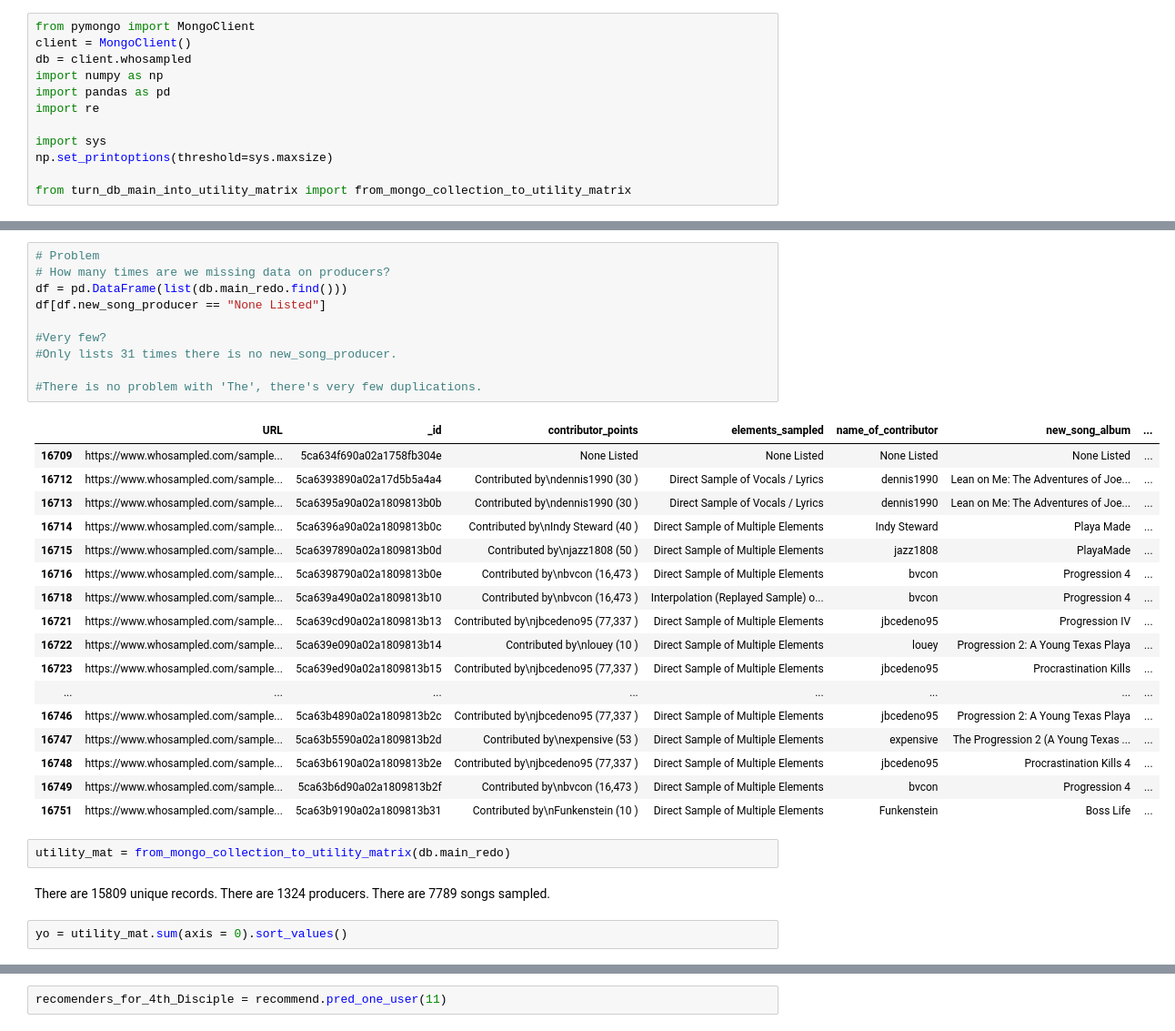
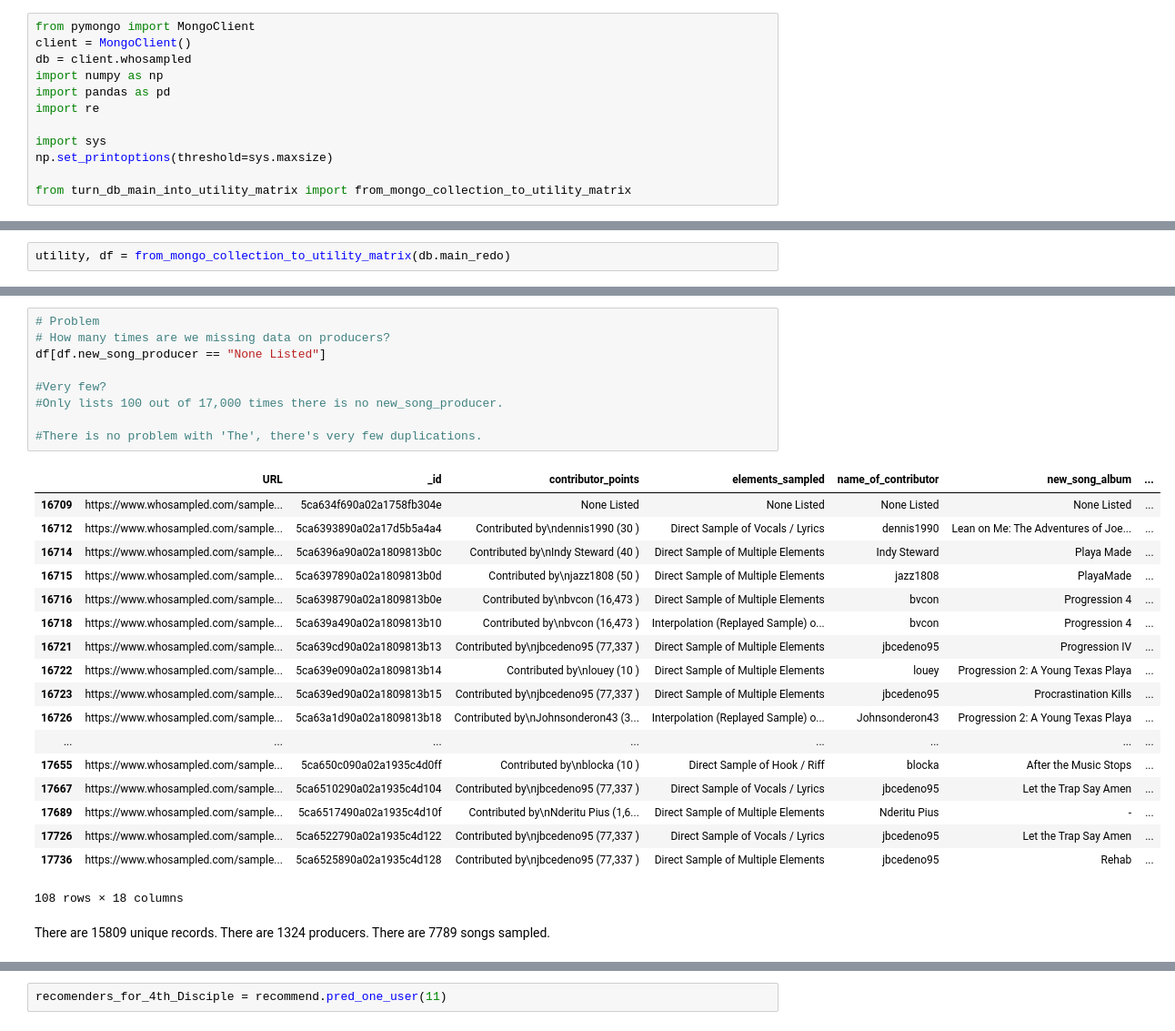
Before and after one commit to Jesse-Kerr/recordmender, a Jupyter notebook: mongo to sparse.ipynb, the cells around one changed output, grey strips where cells are left out. Shown at 91% size. Saved outputs shown, nothing was run; the diff lists cells and outputs as text.

Commit message:
Cleaned data to decrease sparsity

```diff
--- a/mongo to sparse.ipynb
+++ b/mongo to sparse.ipynb
@@ -83,0 +13,2 @@ array(['"...3 Minutes 45 Seconds and Counting..." "... Three, Two, One, Zero. Al
+# %%
+utility, df = from_mongo_collection_to_utility_matrix(db.main_redo)
@@ -84,18 +35,16 @@ array(['"...3 Minutes 45 Seconds and Counting..." "... Three, Two, One, Zero. Al
 # %%
 # Problem
 # How many times are we missing data on producers?
-df = pd.DataFrame(list(db.main_redo.find()))
 df[df.new_song_producer == "None Listed"]
 
 #Very few?
-#Only lists 31 times there is no new_song_producer.
+#Only lists 100 out of 17,000 times there is no new_song_producer.
 
 #There is no problem with 'The', there's very few duplications.
 # %% [output]
 |  | URL | _id | contributor_points | elements_sampled | name_of_contributor | new_song_album | ... |
 | 16709 | https://www.whosampled.com/sample... | 5ca634f690a02a1758fb304e | None Listed | None Listed | None Listed | None Listed | ... |
 | 16712 | https://www.whosampled.com/sample... | 5ca6393890a02a17d5b5a4a4 | Contributed by\ndennis1990 (30 ) | Direct Sample of Vocals / Lyrics | dennis1990 | Lean on Me: The Adventures of Joe... | ... |
-| 16713 | https://www.whosampled.com/sample... | 5ca6395a90a02a1809813b0b | Contributed by\ndennis1990 (30 ) | Direct Sample of Vocals / Lyrics | dennis1990 | Lean on Me: The Adventures of Joe... | ... |
 | 16714 | https://www.whosampled.com/sample... | 5ca6396a90a02a1809813b0c | Contributed by\nIndy Steward (40 ) | Direct Sample of Multiple Elements | Indy Steward | Playa Made | ... |
 | 16715 | https://www.whosampled.com/sample... | 5ca6397890a02a1809813b0d | Contributed by\njazz1808 (50 ) | Direct Sample of Multiple Elements | jazz1808 | PlayaMade | ... |
 | 16716 | https://www.whosampled.com/sample... | 5ca6398790a02a1809813b0e | Contributed by\nbvcon (16,473 ) | Direct Sample of Multiple Elements | bvcon | Progression 4 | ... |
@@ -103,16 +52,14 @@ df[df.new_song_producer == "None Listed"]
 | 16721 | https://www.whosampled.com/sample... | 5ca639cd90a02a1809813b13 | Contributed by\njbcedeno95 (77,337 ) | Direct Sample of Multiple Elements | jbcedeno95 | Progression IV | ... |
 | 16722 | https://www.whosampled.com/sample... | 5ca639e090a02a1809813b14 | Contributed by\nlouey (10 ) | Direct Sample of Multiple Elements | louey | Progression 2: A Young Texas Playa | ... |
 | 16723 | https://www.whosampled.com/sample... | 5ca639ed90a02a1809813b15 | Contributed by\njbcedeno95 (77,337 ) | Direct Sample of Multiple Elements | jbcedeno95 | Procrastination Kills | ... |
+| 16726 | https://www.whosampled.com/sample... | 5ca63a1d90a02a1809813b18 | Contributed by\nJohnsonderon43 (3... | Interpolation (Replayed Sample) o... | Johnsonderon43 | Progression 2: A Young Texas Playa | ... |
 | ... | ... | ... | ... | ... | ... | ... | ... |
-| 16746 | https://www.whosampled.com/sample... | 5ca63b4890a02a1809813b2c | Contributed by\njbcedeno95 (77,337 ) | Direct Sample of Multiple Elements | jbcedeno95 | Progression 2: A Young Texas Playa | ... |
-| 16747 | https://www.whosampled.com/sample... | 5ca63b5590a02a1809813b2d | Contributed by\nexpensive (53 ) | Direct Sample of Multiple Elements | expensive | The Progression 2 (A Young Texas ... | ... |
-| 16748 | https://www.whosampled.com/sample... | 5ca63b6190a02a1809813b2e | Contributed by\njbcedeno95 (77,337 ) | Direct Sample of Multiple Elements | jbcedeno95 | Procrastination Kills 4 | ... |
-| 16749 | https://www.whosampled.com/sample... | 5ca63b6d90a02a1809813b2f | Contributed by\nbvcon (16,473 ) | Direct Sample of Multiple Elements | bvcon | Progression 4 | ... |
-| 16751 | https://www.whosampled.com/sample... | 5ca63b9190a02a1809813b31 | Contributed by\nFunkenstein (10 ) | Direct Sample of Multiple Elements | Funkenstein | Boss Life | ... |
+| 17655 | https://www.whosampled.com/sample... | 5ca650c090a02a1935c4d0ff | Contributed by\nblocka (10 ) | Direct Sample of Hook / Riff | blocka | After the Music Stops | ... |
+| 17667 | https://www.whosampled.com/sample... | 5ca6510290a02a1935c4d104 | Contributed by\njbcedeno95 (77,337 ) | Direct Sample of Vocals / Lyrics | jbcedeno95 | Let the Trap Say Amen | ... |
+| 17689 | https://www.whosampled.com/sample... | 5ca6517490a02a1935c4d10f | Contributed by\nNderitu Pius (1,6... | Direct Sample of Multiple Elements | Nderitu Pius | - | ... |
+| 17726 | https://www.whosampled.com/sample... | 5ca6522790a02a1935c4d122 | Contributed by\njbcedeno95 (77,337 ) | Direct Sample of Vocals / Lyrics | jbcedeno95 | Let the Trap Say Amen | ... |
+| 17736 | https://www.whosampled.com/sample... | 5ca6525890a02a1935c4d128 | Contributed by\njbcedeno95 (77,337 ) | Direct Sample of Multiple Elements | jbcedeno95 | Rehab | ... |
+108 rows × 18 columns
-# %%
-utility_mat = from_mongo_collection_to_utility_matrix(db.main_redo)
 # %% [markdown]
 
 There are 15809 unique records. There are 1324 producers. There are 7789 songs sampled.
-# %%
-yo = utility_mat.sum(axis = 0).sort_values()
```
Also changed, not shown: parts of 21 cells of this notebook, 1 other file.
